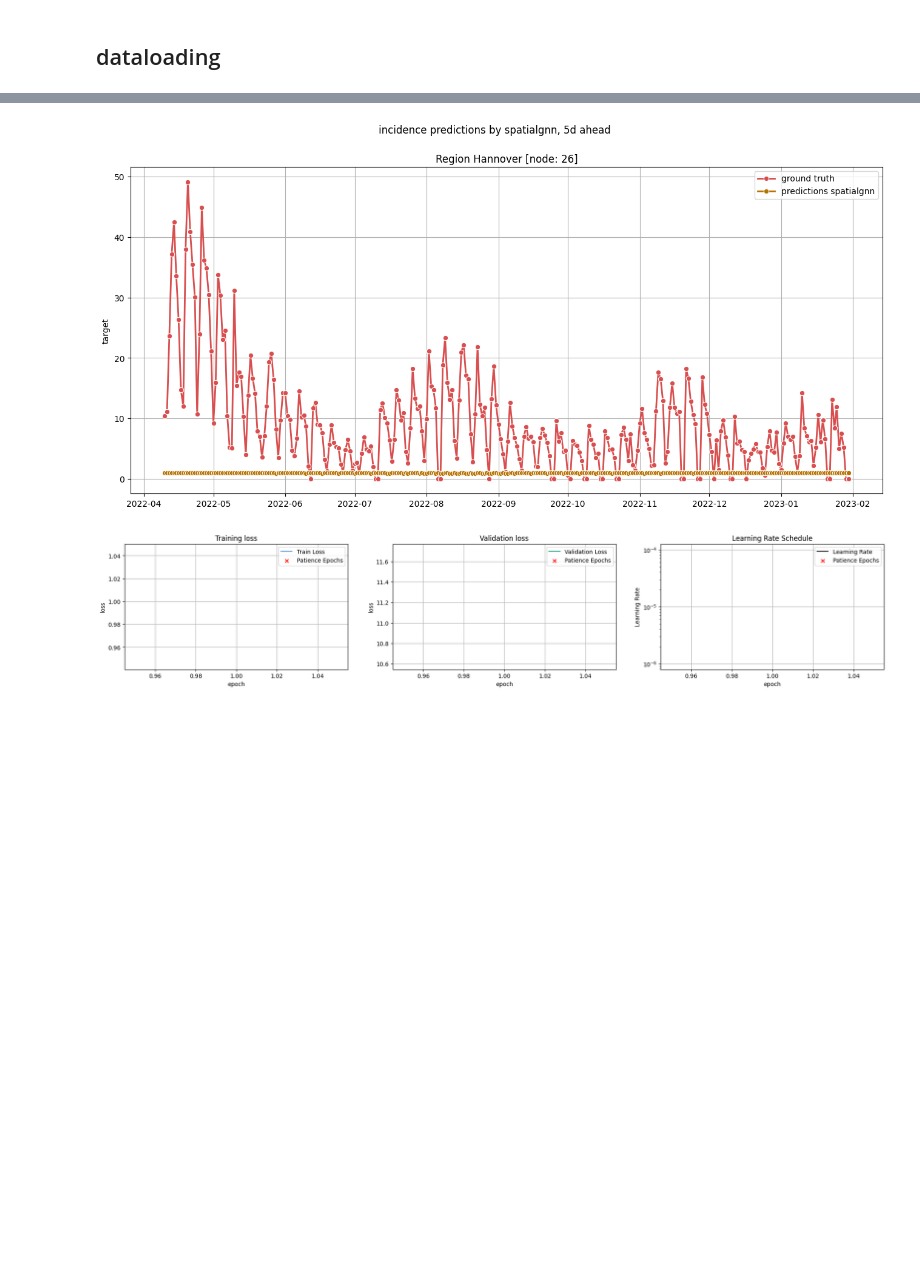
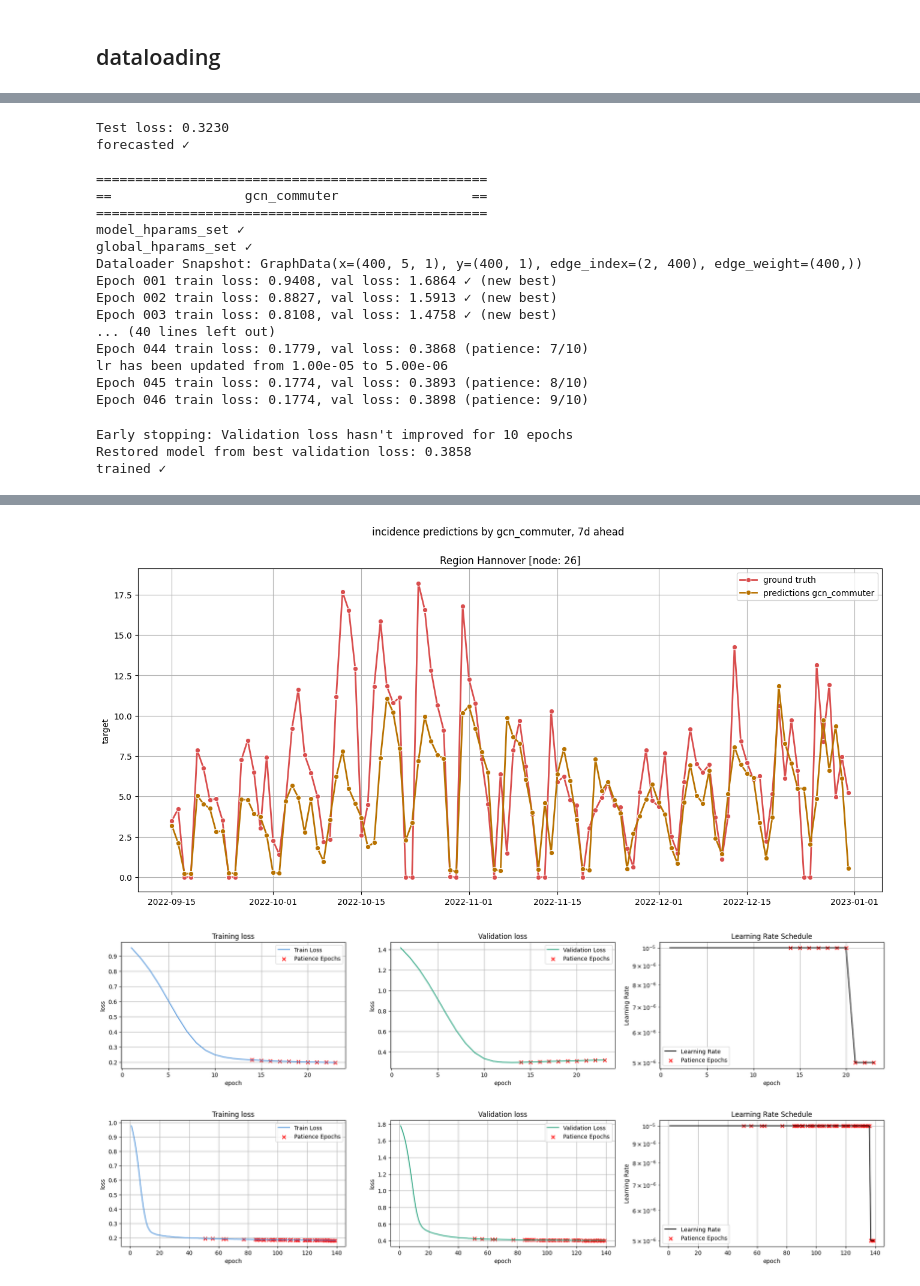
Before and after one commit to stends2001/infectious_disease_gnn, a Jupyter notebook: src/notebooks/daily covid cases.ipynb, the cells around one changed output, grey strips where cells are left out. Cells and saved outputs as stored; diff of their text form; code cells hidden in the pictures; blank space fills up the shorter version.

```diff
--- a/src/notebooks/daily covid cases.ipynb
+++ b/src/notebooks/daily covid cases.ipynb
@@ -76,12 +78,12 @@ disease_name    = 'covid_daily'
 nuts_level      = 'nuts3'
 min_date        = '2020-03-02'
 max_date        = '2023-01-01'
-split_trainval  = '2022-01-01'
-split_valtest   = '2022-03-01'
+split_trainval  = '2022-06-01'
+split_valtest   = '2022-09-01'
 split_berlin    = False
 
 horizon_size    = 1
-horizon_leadtime= 5
+horizon_leadtime= 7
 sequence_length = 1
 lag_num         = 1
 
@@ -97,12 +99,14 @@ config = EpiConfig(
     nuts_level          = nuts_level,
     log_transform       = ['incidence'],
     split_berlin        = split_berlin,
-    include_population  = True,
+    include_population  = False,
     split_trainval      = split_trainval,
     split_valtest       = split_valtest,
     target_column       = 'incidence',
     lag_column          = 'incidence',
-    verbose             = 0
+    verbose             = 0  ,
+    weekly_time_index   = False,
+    daily_time_index    = True,
     )
 
 data_orchestrator = (DataOrchestrator(config)
@@ -122,10 +125,13 @@ from src.dataloading import ShallowDataLoaderManager, GraphDataLoaderManager
 # %%
-from src.dataloading import ShallowDataLoaderManager
+from src.dataloading import ShallowDataLoaderManager, GraphDataLoaderManager
 from src.models import PersistenceModel, ClimateologyModel
 
 sl = ShallowDataLoaderManager(data_orchestrator).construct_dataloaders()
 dl = DeepDataLoaderManager(data_orchestrator).construct_dataloaders()
-gl = GraphDataLoaderManager(data_orchestrator).retrieve_static_graph('geographical_neighbors1').construct_dataloaders()
+
+gl1 = GraphDataLoaderManager(data_orchestrator).retrieve_static_graph('identity_graph').construct_dataloaders()
+gl2 = GraphDataLoaderManager(data_orchestrator).retrieve_static_graph('geographical_neighbors1').construct_dataloaders()
+gl3 = GraphDataLoaderManager(data_orchestrator).retrieve_static_graph('static_commuter24_1').construct_dataloaders()
 
 ps = PersistenceModel(sl)
 cm = ClimateologyModel(sl)
@@ -195,6 +203,7 @@ forecasted ✓
 from src.models import SpatialGNNModel
 
 lr = 0.00001
+
 min_delta = 0
 loss = 'mse'
 
@@ -208,11 +217,25 @@ global_hparams = {
     'patience'          : 10,
     }
 
-gcn = SpatialGNNModel(gl, verbose = 2)
-gcn.set_model_hparams()
-gcn.set_global_hparams(**global_hparams)
-gcn.train()
-gcn.forecast('test')
-gcn.show_forecasts(26).show()
+gcn1 = SpatialGNNModel(gl1, name='gcn_identity_graph', verbose = 2)
+gcn1.set_model_hparams()
+gcn1.set_global_hparams(**global_hparams)
+gcn1.train()
+gcn1.forecast('test')
+gcn1.show_forecasts(26).show()
+
+gcn2 = SpatialGNNModel(gl2, name='gcn_geo_neighbors', verbose = 2)
+gcn2.set_model_hparams()
+gcn2.set_global_hparams(**global_hparams)
+gcn2.train()
+gcn2.forecast('test')
+gcn2.show_forecasts(26).show()
+
+gcn3 = SpatialGNNModel(gl1, name='gcn_commuter', verbose = 2)
+gcn3.set_model_hparams()
+gcn3.set_global_hparams(**global_hparams)
+gcn3.train()
+gcn3.forecast('test')
+gcn3.show_forecasts(26).show()
 # %% [output]
 ==================================================
@@ -226,0 +281,20 @@ forecasted ✓
+Test loss: 0.3230
+forecasted ✓
+
+==================================================
+==                 gcn_commuter                 ==
+==================================================
+model_hparams_set ✓
+global_hparams_set ✓
+Dataloader Snapshot: GraphData(x=(400, 5, 1), y=(400, 1), edge_index=(2, 400), edge_weight=(400,))
+Epoch 001 train loss: 0.9408, val loss: 1.6864 ✓ (new best)
+Epoch 002 train loss: 0.8827, val loss: 1.5913 ✓ (new best)
+Epoch 003 train loss: 0.8108, val loss: 1.4758 ✓ (new best)
+... (40 lines left out)
+Epoch 044 train loss: 0.1779, val loss: 0.3868 (patience: 7/10)
+lr has been updated from 1.00e-05 to 5.00e-06
+Epoch 045 train loss: 0.1774, val loss: 0.3893 (patience: 8/10)
+Epoch 046 train loss: 0.1774, val loss: 0.3898 (patience: 9/10)
+Early stopping: Validation loss hasn't improved for 10 epochs
+Restored model from best validation loss: 0.3858
+trained ✓
@@ -227,2 +303,3 @@ forecasted ✓
-[figure, old version]
+[figure, new version]
-[figure, old version]
+[figure, new version]
+[figure, added]
```
Also changed, not shown: parts of 22 cells of this notebook, 9 other files.
